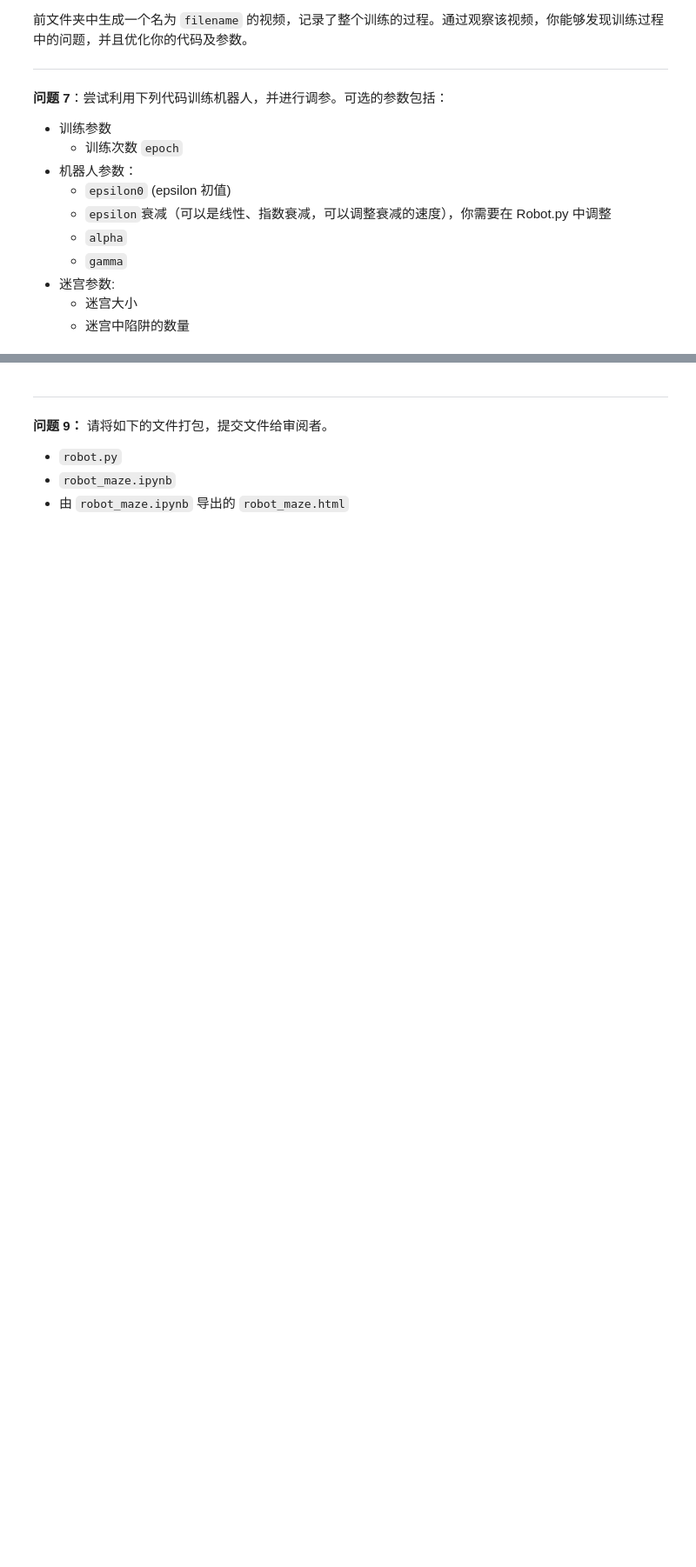
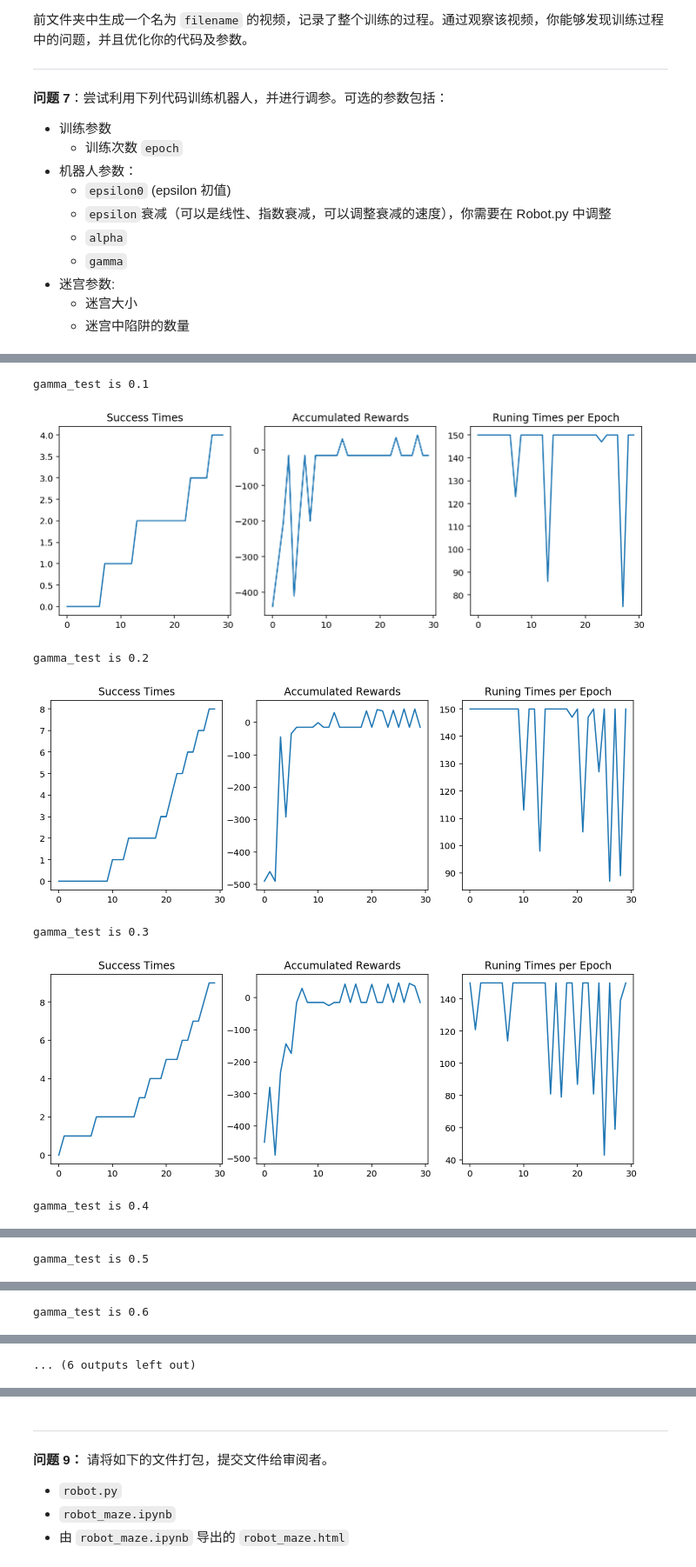
Before and after one commit to tailiang2008/udacity, a Jupyter notebook: Case/Reinforcement_Learning/robot_maze.ipynb, the cells around one changed output, grey strips where cells are left out. Shown at 87% size. Cells and saved outputs as stored; diff of their text form; code cells hidden in the pictures; blank space fills up the shorter version.

```diff
--- a/Case/Reinforcement_Learning/robot_maze.ipynb
+++ b/Case/Reinforcement_Learning/robot_maze.ipynb
@@ -279,0 +370,24 @@ Maze of size (8, 12)
+# %%
+#根据上述表现，保持alpha不变
+alpha = 0.5
+# %%
+#测试gamma变化
+gamma_test=[i/10 for i in range(1,10)]
+runner_list = {}
+
+#训练
+for i in gamma_test:
+    runner_list[i] = robot_train(g, alpha, epsilon0, i)
+
+#对比结果
+for i in runner_list:
+    print('gamma_test is {}'.format(str(i)))
+    runner_list[i].plot_results()
+# %% [output]
+gamma_test is 0.1
+[figure, added]
+gamma_test is 0.2
+[figure, added]
+gamma_test is 0.3
+[figure, added]
+gamma_test is 0.4
@@ -279,0 +395 @@ Maze of size (8, 12)
+gamma_test is 0.5
@@ -279,0 +397 @@ Maze of size (8, 12)
+gamma_test is 0.6
@@ -279,0 +399 @@ Maze of size (8, 12)
+... (6 outputs left out)
```
Also changed, not shown: parts of 24 cells of this notebook, 11 other files.
